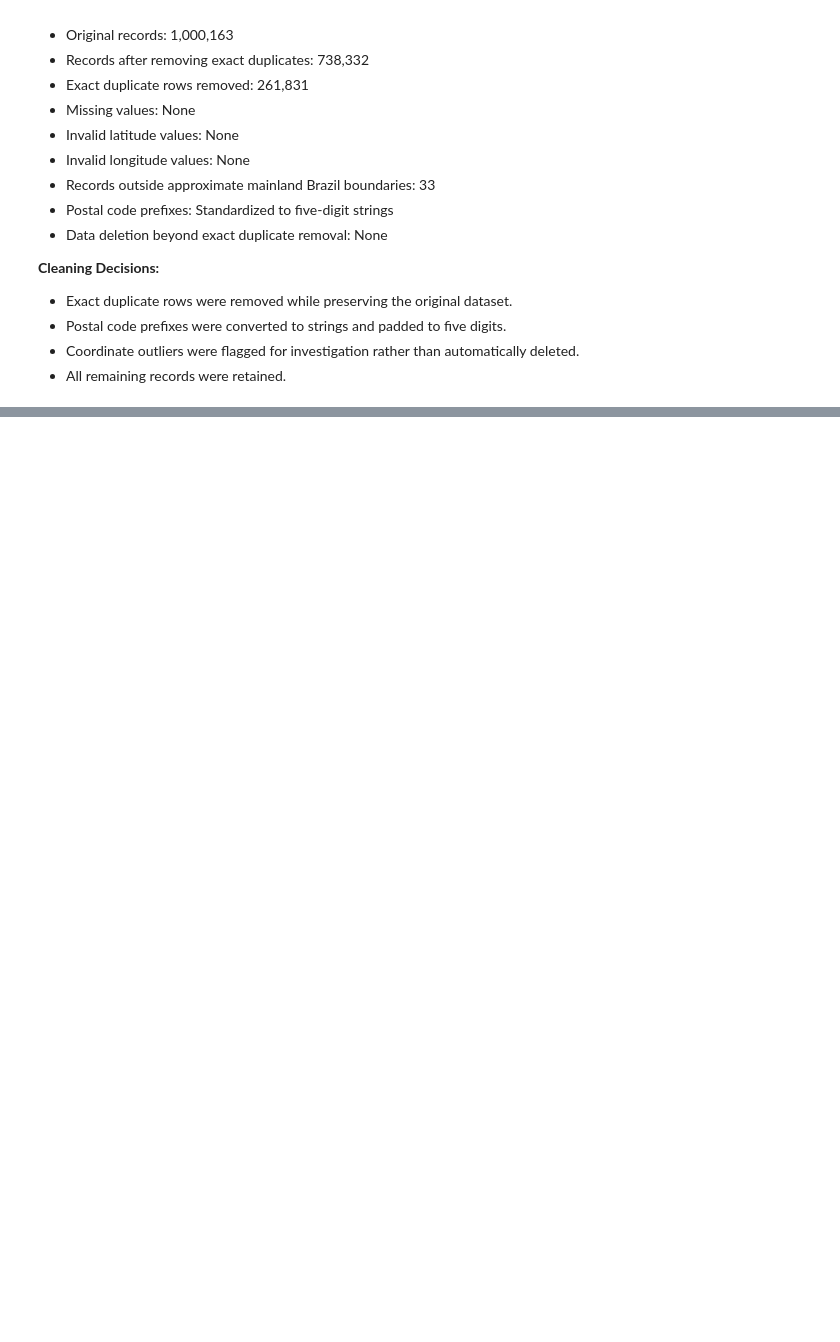
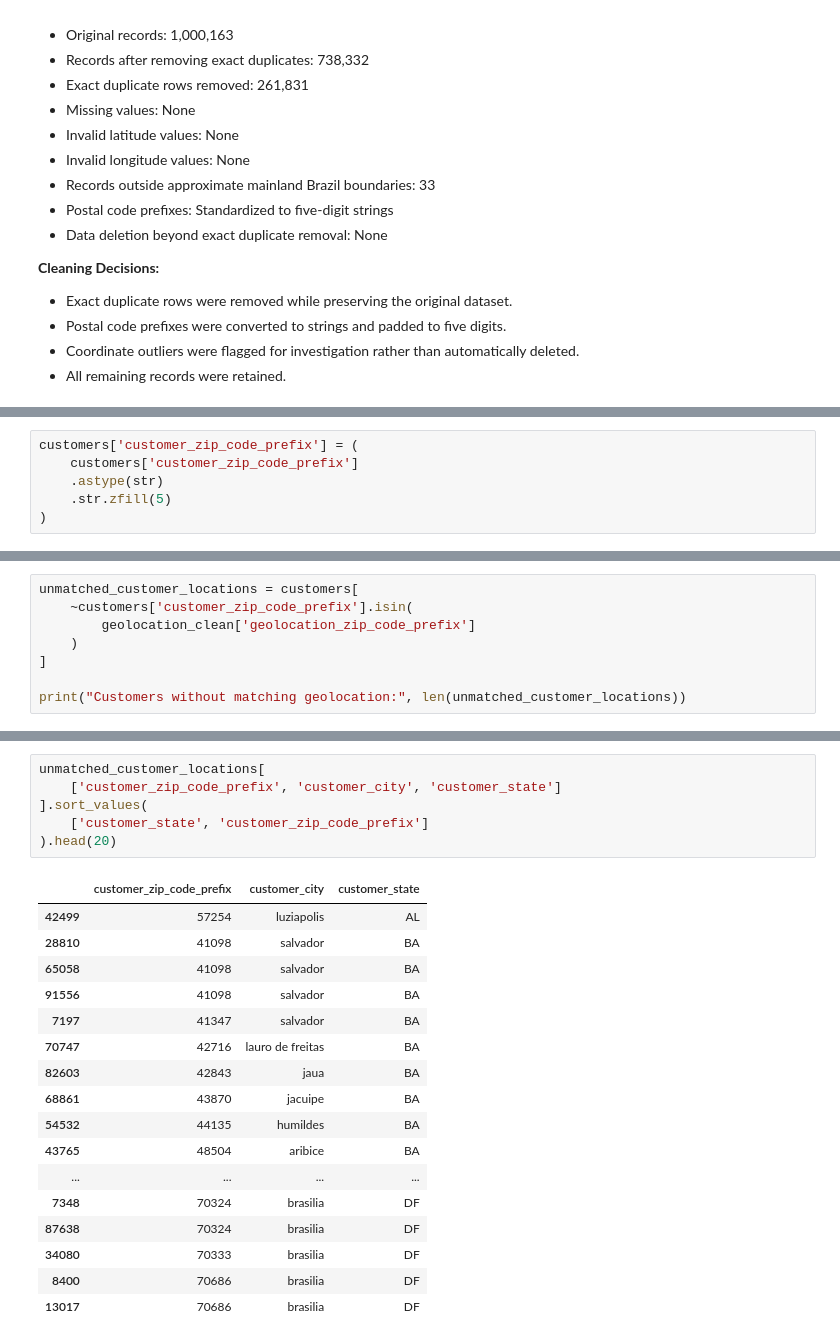
Before and after one commit to NazreenShanavaz/ecommerce-customer-intelligence, a Jupyter notebook: notebooks/02_data_cleaning.ipynb, the cells around one changed output, grey strips where cells are left out. Drawn from its saved outputs; the diff is of its cells as text; blank space fills up the shorter version.

```diff
--- a/notebooks/02_data_cleaning.ipynb
+++ b/notebooks/02_data_cleaning.ipynb
@@ -1338,0 +1420,6 @@ Name: count, dtype: int64
+# %%
+customers['customer_zip_code_prefix'] = (
+    customers['customer_zip_code_prefix']
+    .astype(str)
+    .str.zfill(5)
+)
@@ -1338,0 +1432,8 @@ Name: count, dtype: int64
+# %%
+unmatched_customer_locations = customers[
+    ~customers['customer_zip_code_prefix'].isin(
+        geolocation_clean['geolocation_zip_code_prefix']
+    )
+]
+
+print("Customers without matching geolocation:", len(unmatched_customer_locations))
@@ -1338,0 +1534,24 @@ Name: count, dtype: int64
+# %%
+unmatched_customer_locations[
+    ['customer_zip_code_prefix', 'customer_city', 'customer_state']
+].sort_values(
+    ['customer_state', 'customer_zip_code_prefix']
+).head(20)
+# %% [output]
+|  | customer_zip_code_prefix | customer_city | customer_state |
+| 42499 | 57254 | luziapolis | AL |
+| 28810 | 41098 | salvador | BA |
+| 65058 | 41098 | salvador | BA |
+| 91556 | 41098 | salvador | BA |
+| 7197 | 41347 | salvador | BA |
+| 70747 | 42716 | lauro de freitas | BA |
+| 82603 | 42843 | jaua | BA |
+| 68861 | 43870 | jacuipe | BA |
+| 54532 | 44135 | humildes | BA |
+| 43765 | 48504 | aribice | BA |
+| ... | ... | ... | ... |
+| 7348 | 70324 | brasilia | DF |
+| 87638 | 70324 | brasilia | DF |
+| 34080 | 70333 | brasilia | DF |
+| 8400 | 70686 | brasilia | DF |
+| 13017 | 70686 | brasilia | DF |
```
Also changed, not shown: parts of 16 cells of this notebook.
